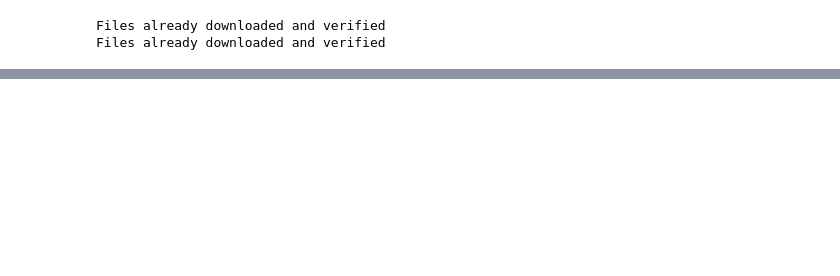
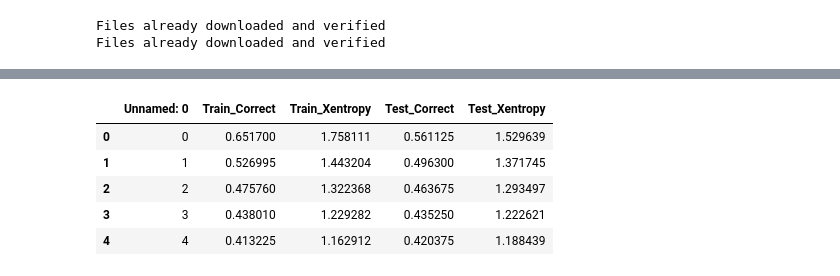
Before and after one commit to trueicesk8ter/DS595_ADAgroup, a Jupyter notebook: Final_test.ipynb, the cells around one changed output, grey strips where cells are left out. Drawn from its saved outputs; the diff is of its cells as text; code cells hidden in the pictures; blank space fills up the shorter version.

```diff
--- a/Final_test.ipynb
+++ b/Final_test.ipynb
@@ -148,0 +294,39 @@ KeyboardInterrupt:
+# %%
+def getDAtaframe(folderPath):
+    all_files = glob.glob(folderPath + "/*.csv")
+    li = []
+    for filename in all_files:
+        df = pd.read_csv(filename, index_col=None, header=0)
+        li.append(df)
+    mean =pd.concat(li).groupby(level=0).mean()
+    return mean;
+adamPAth= "ADAM lr=0.001, betas=(0.9, 0.999)"
+SGDwMPath = "SGD with momentum =0.9"
+SGDpath = "SGD"
+SGLDpath = "SGLD"
+
+SGDwM = getDAtaframe(SGDwMPath)
+ADAM = getDAtaframe(adamPAth)
+SGD = getDAtaframe(SGDpath)
+SGLD = getDAtaframe(SGLDpath)
+
+Lables_fifth = [
+    "ADAM",
+    "SGD w/ M",
+    "SGLD",
+    "SGD"
+]
+MNISTDATA = [
+    ADAM,
+    SGDwM,
+    SGLD,
+    SGD
+]
+ADAM.head()
+# %% [output]
+|  | Unnamed: 0 | Train_Correct | Train_Xentropy | Test_Correct | Test_Xentropy |
+| 0 | 0 | 0.651700 | 1.758111 | 0.561125 | 1.529639 |
+| 1 | 1 | 0.526995 | 1.443204 | 0.496300 | 1.371745 |
+| 2 | 2 | 0.475760 | 1.322368 | 0.463675 | 1.293497 |
+| 3 | 3 | 0.438010 | 1.229282 | 0.435250 | 1.222621 |
+| 4 | 4 | 0.413225 | 1.162912 | 0.420375 | 1.188439 |
```
Also changed, not shown: parts of 6 cells of this notebook.
